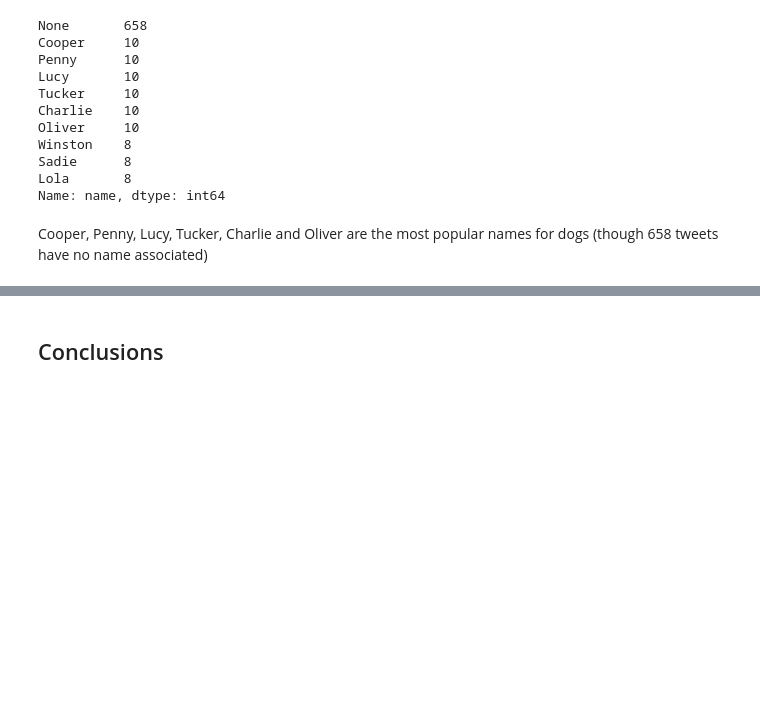
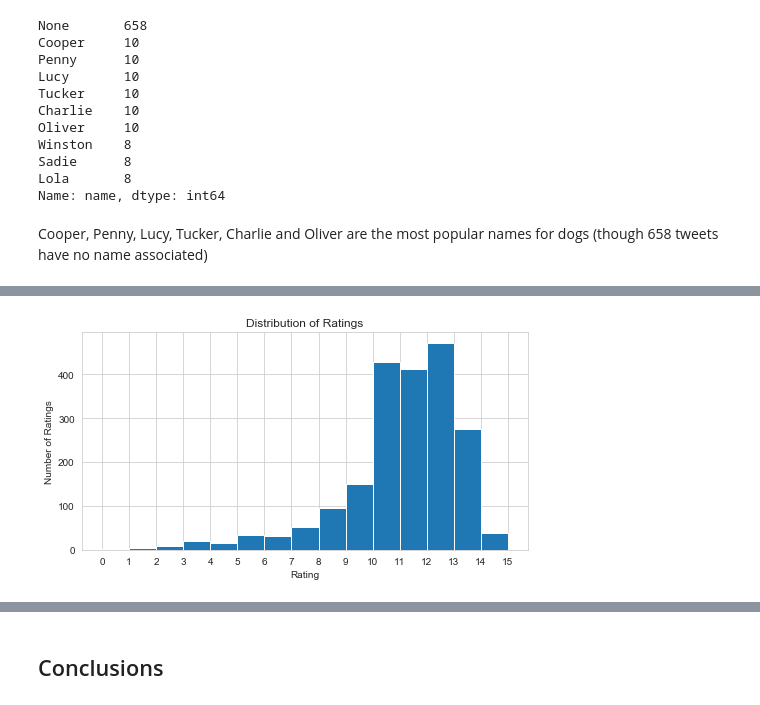
Before and after one commit to BarbaraSchenk/WeRateDogs_Twitter, a Jupyter notebook: WeRateDogs_Twitter.ipynb, the cells around one changed output, grey strips where cells are left out. Drawn from its saved outputs; the diff is of its cells as text; code cells hidden in the pictures; blank space fills up the shorter version.

```diff
--- a/WeRateDogs_Twitter.ipynb
+++ b/WeRateDogs_Twitter.ipynb
@@ -956,0 +1046,11 @@ retweet_breed.nlargest(10, 'retweet_count')
+# %%
+plt.figure(figsize=(8, 4))
+bin_edges = np.arange(tweet_master.rating_numerator.min(),tweet_master.rating_numerator.max()+1,1)
+plt.hist(data=tweet_master, x='rating_numerator', bins=bin_edges)
+xticks=[0, 1, 2,3,4,5,6,7,8,9,10,11,12, 13, 14,15]
+plt.xticks(xticks)
+plt.title('Distribution of Ratings')
+plt.xlabel('Rating')
+plt.ylabel('Number of Ratings');
+# %% [output]
+[figure, added]
```
Also changed, not shown: parts of 37 cells of this notebook.
